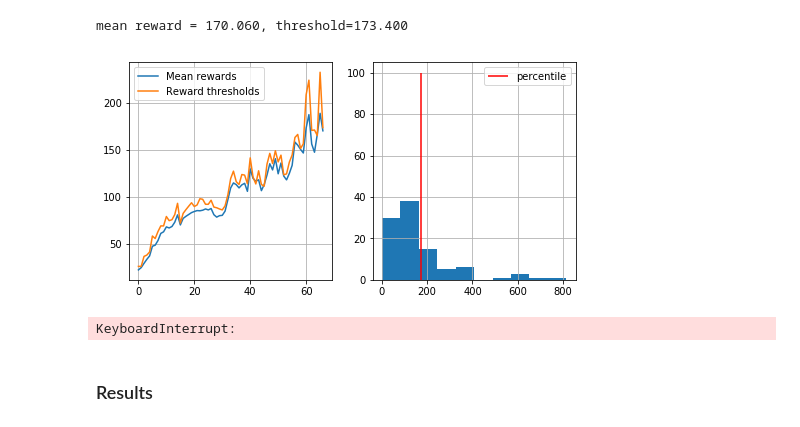
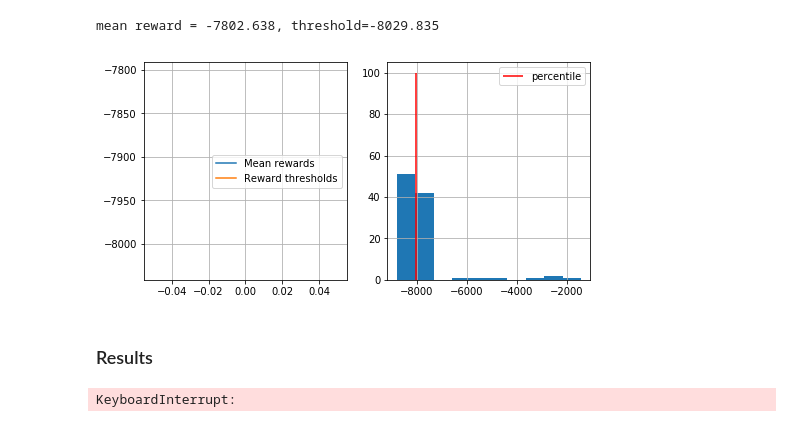
Before and after one commit to fantaa499/Practical_RL, a Jupyter notebook: week01_intro/mountaned_car.ipynb, the cells around one changed output. Saved outputs shown, nothing was run; the diff lists cells and outputs as text; code cells hidden in the pictures.

```diff
--- a/week01_intro/mountaned_car.ipynb
+++ b/week01_intro/mountaned_car.ipynb
@@ -67,7 +63,7 @@ criterion = nn.CrossEntropyLoss()
 from IPython.display import clear_output
 
 
-def show_progress(rewards_batch, log, percentile, reward_range=[-990, +10]):
+def show_progress(rewards_batch, log, percentile, reward_range=[-1000, 200], save=False, name="temp.png"):
     """
     A convenience function that displays training progress.
     No cool math here, just charts.
@@ -87,15 +83,16 @@ def show_progress(rewards_batch, log, percentile, reward_range=[-990, +10]):
     plt.grid()
 
     plt.subplot(1, 2, 2)
-    plt.hist(rewards_batch, range=reward_range)
+    plt.hist(rewards_batch)
     plt.vlines([np.percentile(rewards_batch, percentile)],
                [0], [100], label="percentile", color='red')
     plt.legend()
     plt.grid()
-
+    if save:
+        plt.savefig(name, dpi=600)
     plt.show()
 # %%
-def generate_session(t_max=1000):
+def generate_session(t_max=10000):
 
     states, actions = [], []
     total_reward = 0
@@ -105,7 +102,7 @@ def generate_session(t_max=1000):
     for t in range(t_max):
 
         # predict array of action probabilities
-        probs = agent(Variable(torch.FloatTensor([s]), volatile=True))[0].detach().numpy()
+        probs = agent(Variable(torch.FloatTensor([s]).to(device), volatile=True))[0].detach().cpu().numpy()
 
         a = np.random.choice(n_actions, p=probs)
 
@@ -114,7 +111,19 @@ def generate_session(t_max=1000):
         # record sessions like you did before
         states.append(s)
         actions.append(a)
-        total_reward += r
+        # make own reward
+#         total_reward += r
+        max_pos = 0.6
+        min_pos = -1.2
+        max_vel = 0.07
+        min_vel = -0.07
+#         if new_s[0] < -0.2:
+#             total_reward -= 1
+#         else:
+        total_reward += r + ((new_s[0] + np.abs(max_pos + min_pos)/2)/ (max_pos+np.abs(max_pos + min_pos)/2))**2
+#         total_reward += r
+#         total_reward += -1 if new_s[0]>0.3 else 1
+
 
         s = new_s
         if done:
@@ -148,31 +157,34 @@ def select_elites(states_batch, actions_batch, rewards_batch, percentile=50):
     return elite_states, elite_actions
 # %%
 n_sessions = 100
-percentile = 70
+percentile = 55
+learning_rate = 0.01
 log = []
 
-for i in range(100):
+agent = MLP(n_observation, n_actions)
+optimizer = optim.Adam(agent.parameters(), lr=learning_rate)
+criterion = nn.CrossEntropyLoss()
+
+for i in range(200):
     # generate new sessions
     sessions = [ generate_session()  for _ in range(n_sessions) ]
 
     states_batch, actions_batch, rewards_batch = map(np.array, zip(*sessions))
 
     elite_states, elite_actions = select_elites(states_batch, actions_batch, rewards_batch, percentile=percentile)
     elite_states, elite_actions  = map(np.concatenate, [elite_states, elite_actions])
 
-    pred = agent.forward(Variable(torch.FloatTensor(elite_states), volatile=True))
-    loss = criterion(pred, torch.tensor(elite_actions))
+    pred = agent.forward(Variable(torch.FloatTensor(elite_states).to(device), volatile=True))
+    loss = criterion(pred, torch.tensor(elite_actions).to(device))
 
     # Update network weights
     optimizer.zero_grad()
     loss.backward()
     optimizer.step()
 
     show_progress(rewards_batch, log, percentile, reward_range=[0, np.max(rewards_batch)])
-
-    if np.mean(rewards_batch) > 190:
+    if np.mean(rewards_batch) > 900:
         print("You Win! You may stop training now via KeyboardInterrupt.")
 # %% [output]
-mean reward = 170.060, threshold=173.400
+mean reward = -7802.638, threshold=-8029.835
-[figure, old version]
+[figure, new version]
-KeyboardInterrupt:
@@ -181,10 +195,12 @@ KeyboardInterrupt:
 # %%
 # record sessions
 import gym.wrappers
-env = gym.wrappers.Monitor(gym.make("CartPole-v0"),
+env = gym.wrappers.Monitor(gym.make("MountainCar-v0"),
                            directory="videos", force=True)
 sessions = [generate_session() for _ in range(100)]
 env.close()
+# %% [output]
+KeyboardInterrupt:
 # %%
 # show video
 from IPython.display import HTML
```
Also changed, not shown: parts of 7 cells of this notebook, 25 other files.
